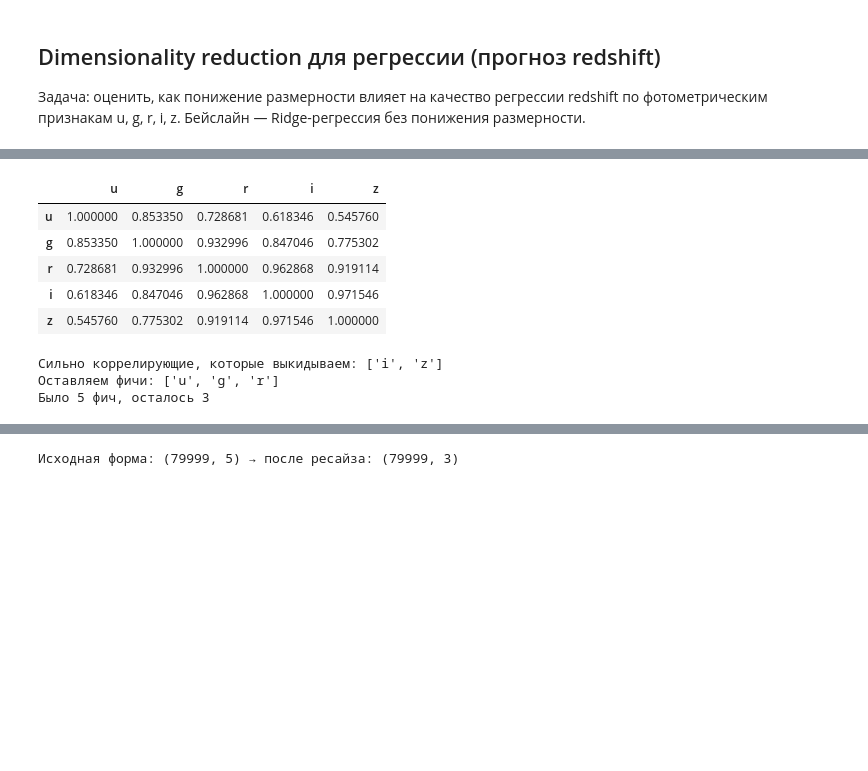
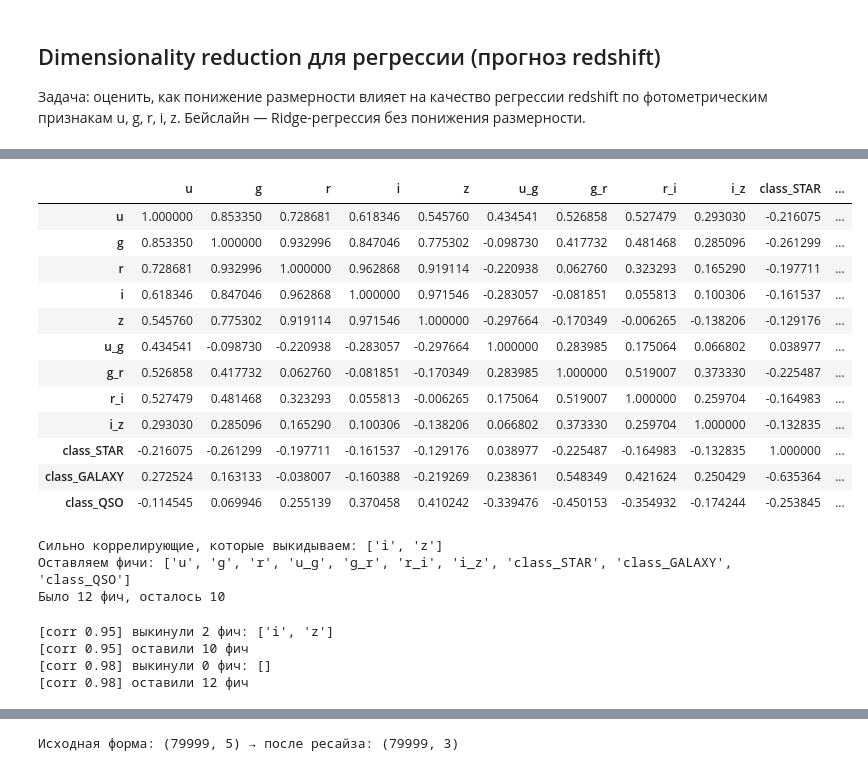
Before and after one commit to Saharochekl/FSR_ML, a Jupyter notebook: project/main_project.ipynb, the cells around one changed output, grey strips where cells are left out. Saved outputs shown, nothing was run; the diff lists cells and outputs as text; code cells hidden in the pictures; blank space fills up the shorter version.

```diff
--- a/project/main_project.ipynb
+++ b/project/main_project.ipynb
@@ -1120,0 +1534,26 @@ Test R2: 0.4413971590246265
+# %%
+lin_pipe = best_models["LinearRegression"]
+scaler = lin_pipe.named_steps["scaler"]
+lin_model = lin_pipe.named_steps["model"]
+
+feature_names = all_features_ext
+
+beta_scaled = lin_model.coef_
+intercept_scaled = lin_model.intercept_
+
+mean_ = scaler.mean_
+scale_ = scaler.scale_
+
+beta_original = beta_scaled / scale_
+intercept_original = intercept_scaled - np.sum(beta_scaled * mean_ / scale_)
+
+rows1 = []
+for name, c in zip(feature_names, beta_original):
+    print(f"{name:15s}: {c:+.6f}")
+    rows1.append({
+        "feature":name,
+        "coeff": c,})
+print("intercept_original:", intercept_original)
+
+df_coeff = pd.DataFrame(rows1)
+display(df_coeff)
@@ -1121,30 +1587,39 @@ Test R2: 0.4413971590246265
 # %%
-feature_cols = ['u', 'g', 'r', 'i', 'z']  # или свой список фич
+df_features_ext = pd.DataFrame(
+    X_reg_ext,
+    columns=all_features_ext
+)
 
-# Корреляционная матрица по этим признакам
-corr = df_reg[feature_cols].corr()
+# 2. Матрица корреляций
+corr = df_features_ext.corr()
 display(corr)
 
-# Берём модуль корреляций и верхний треугольник
+# 3. Модуль корреляций и верхний треугольник
 corr_abs = corr.abs()
 upper = corr_abs.where(np.triu(np.ones(corr_abs.shape), k=1).astype(bool))
 
-# Порог "слишком сильной" корреляции
 threshold = 0.95
 
 to_drop_corr = [col for col in upper.columns if any(upper[col] > threshold)]
-keep_cols = [c for c in feature_cols if c not in to_drop_corr]
+keep_cols = [c for c in all_features_ext if c not in to_drop_corr]
 
 print("Сильно коррелирующие, которые выкидываем:", to_drop_corr)
 print("Оставляем фичи:", keep_cols)
-print(f"Было {len(feature_cols)} фич, осталось {len(keep_cols)}")
+print(f"Было {len(all_features_ext)} фич, осталось {len(keep_cols)}")
 # %% [output]
-|  | u | g | r | i | z |
-| u | 1.000000 | 0.853350 | 0.728681 | 0.618346 | 0.545760 |
-| g | 0.853350 | 1.000000 | 0.932996 | 0.847046 | 0.775302 |
-| r | 0.728681 | 0.932996 | 1.000000 | 0.962868 | 0.919114 |
-| i | 0.618346 | 0.847046 | 0.962868 | 1.000000 | 0.971546 |
-| z | 0.545760 | 0.775302 | 0.919114 | 0.971546 | 1.000000 |
+|  | u | g | r | i | z | u_g | g_r | r_i | i_z | class_STAR | ... |
+| u | 1.000000 | 0.853350 | 0.728681 | 0.618346 | 0.545760 | 0.434541 | 0.526858 | 0.527479 | 0.293030 | -0.216075 | ... |
+| g | 0.853350 | 1.000000 | 0.932996 | 0.847046 | 0.775302 | -0.098730 | 0.417732 | 0.481468 | 0.285096 | -0.261299 | ... |
+| r | 0.728681 | 0.932996 | 1.000000 | 0.962868 | 0.919114 | -0.220938 | 0.062760 | 0.323293 | 0.165290 | -0.197711 | ... |
+| i | 0.618346 | 0.847046 | 0.962868 | 1.000000 | 0.971546 | -0.283057 | -0.081851 | 0.055813 | 0.100306 | -0.161537 | ... |
+| z | 0.545760 | 0.775302 | 0.919114 | 0.971546 | 1.000000 | -0.297664 | -0.170349 | -0.006265 | -0.138206 | -0.129176 | ... |
+| u_g | 0.434541 | -0.098730 | -0.220938 | -0.283057 | -0.297664 | 1.000000 | 0.283985 | 0.175064 | 0.066802 | 0.038977 | ... |
+| g_r | 0.526858 | 0.417732 | 0.062760 | -0.081851 | -0.170349 | 0.283985 | 1.000000 | 0.519007 | 0.373330 | -0.225487 | ... |
+| r_i | 0.527479 | 0.481468 | 0.323293 | 0.055813 | -0.006265 | 0.175064 | 0.519007 | 1.000000 | 0.259704 | -0.164983 | ... |
+| i_z | 0.293030 | 0.285096 | 0.165290 | 0.100306 | -0.138206 | 0.066802 | 0.373330 | 0.259704 | 1.000000 | -0.132835 | ... |
+| class_STAR | -0.216075 | -0.261299 | -0.197711 | -0.161537 | -0.129176 | 0.038977 | -0.225487 | -0.164983 | -0.132835 | 1.000000 | ... |
+| class_GALAXY | 0.272524 | 0.163133 | -0.038007 | -0.160388 | -0.219269 | 0.238361 | 0.548349 | 0.421624 | 0.250429 | -0.635364 | ... |
+| class_QSO | -0.114545 | 0.069946 | 0.255139 | 0.370458 | 0.410242 | -0.339476 | -0.450153 | -0.354932 | -0.174244 | -0.253845 | ... |
 Сильно коррелирующие, которые выкидываем: ['i', 'z']
-Оставляем фичи: ['u', 'g', 'r']
-Было 5 фич, осталось 3
+Оставляем фичи: ['u', 'g', 'r', 'u_g', 'g_r', 'r_i', 'i_z', 'class_STAR', 'class_GALAXY', 'class_QSO']
+Было 12 фич, осталось 10
@@ -1150,0 +1648,8 @@ print(f"Было {len(feature_cols)} фич, осталось {len(keep_cols)}")
+# %%
+features_corr_095 = get_corr_based_subset(df_features_ext, threshold=0.95)
+features_corr_098 = get_corr_based_subset(df_features_ext, threshold=0.98)
+# %% [output]
+[corr 0.95] выкинули 2 фич: ['i', 'z']
+[corr 0.95] оставили 10 фич
+[corr 0.98] выкинули 0 фич: []
+[corr 0.98] оставили 12 фич
```
Also changed, not shown: parts of 43 cells of this notebook, 13 other files.
